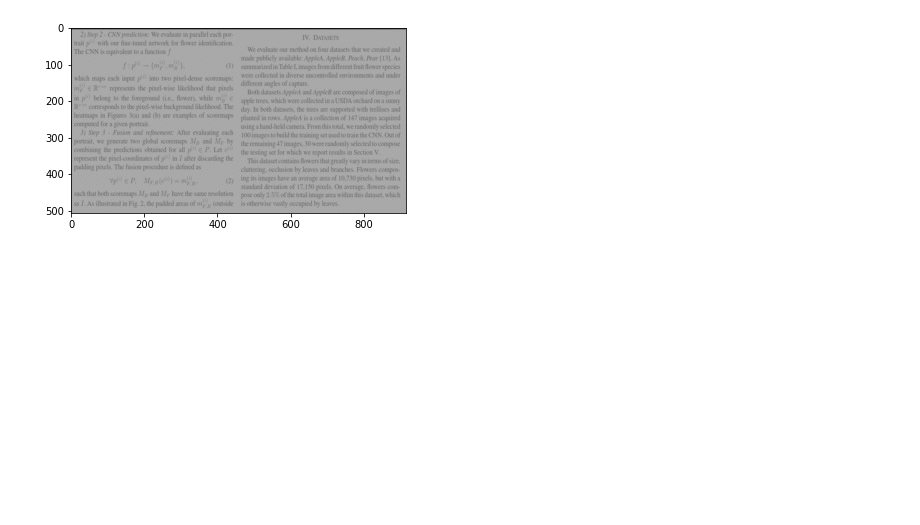
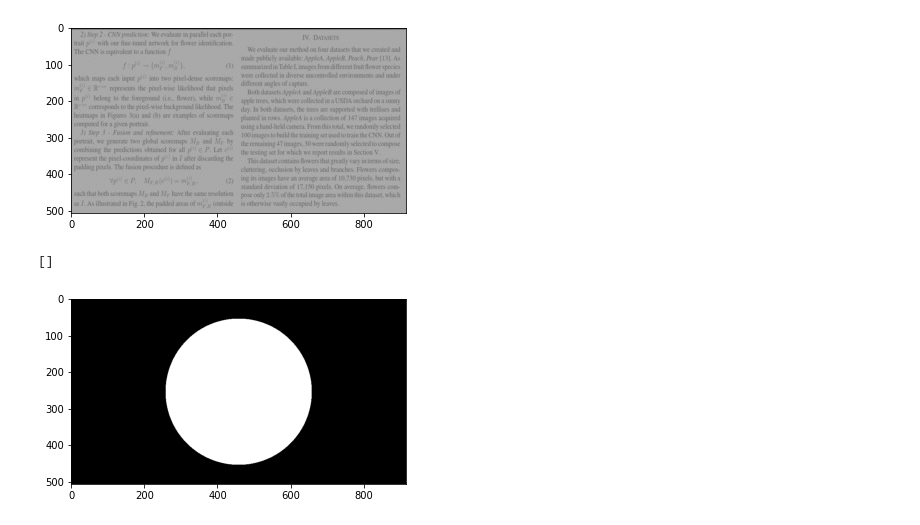
Before and after one commit to adachao/EECE5510, a Jupyter notebook: Programming_Challenge_2.ipynb, the cells around one changed output. Drawn from its saved outputs; the diff is of its cells as text; code cells hidden in the pictures; blank space fills up the shorter version.

```diff
--- a/Programming_Challenge_2.ipynb
+++ b/Programming_Challenge_2.ipynb
@@ -58,14 +58,21 @@ plt.show()
 # %%
 #2. Identify the frequency of the periodic noise and design an appropriate low-pass filter to remove it.
 import numpy as np
 import matplotlib.pyplot as plt
 
 dims = img.shape
 d0 = 200
 #set x and y
 x =range(dims[1])
 y =range(dims[0])
 xv,yv = np.meshgrid(x,y)
 #using the Euclidean distance
 duv = np.linalg.norm([xv-dims[1]/2,yv-dims[0]/2], axis=0)
 #the function of lowpass
+mask = duv < d0
+
+plt.imshow(255*mask,'gray')
+plt.plot()
+# %% [output]
+[]
+[figure, added]
```
Also changed, not shown: parts of 3 cells of this notebook.
